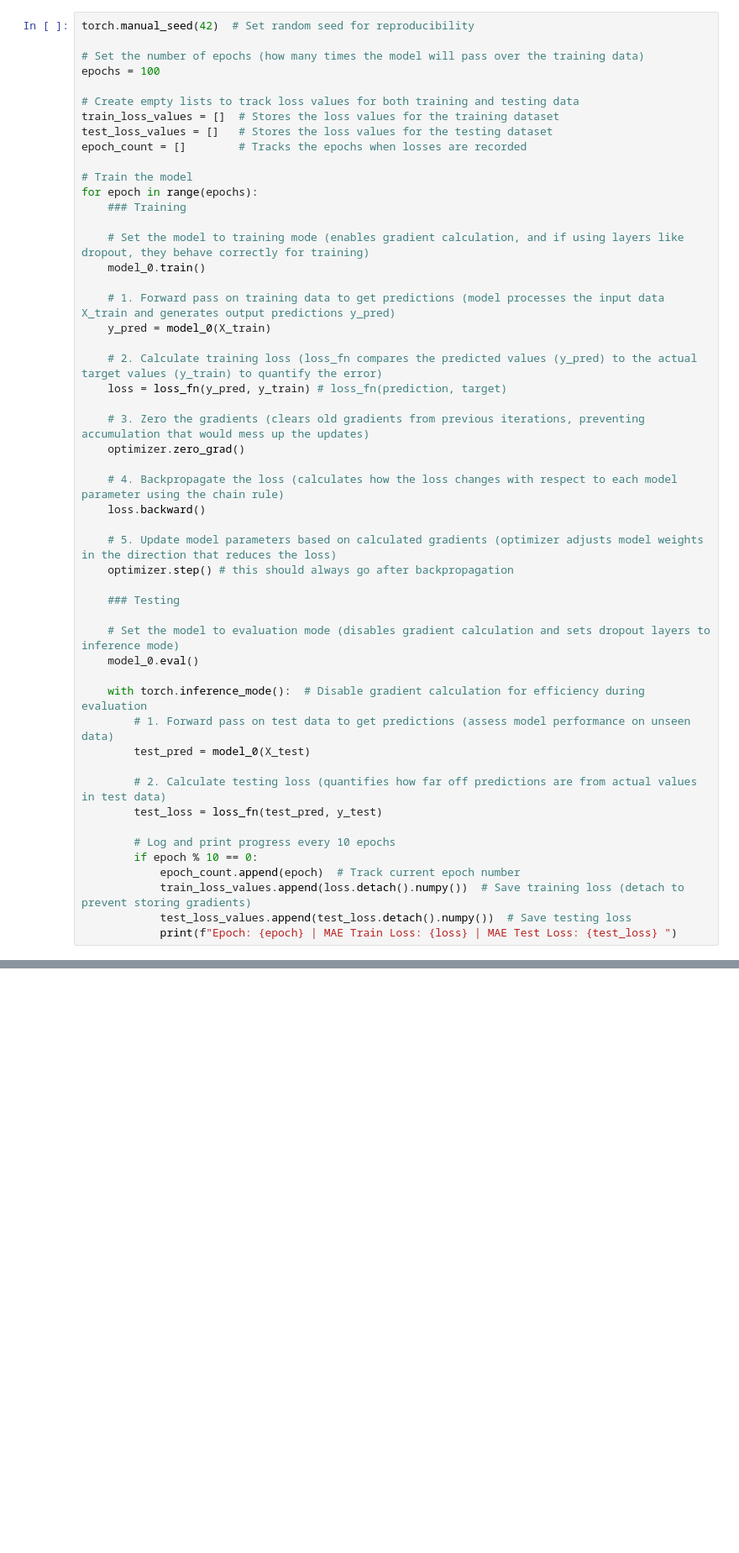
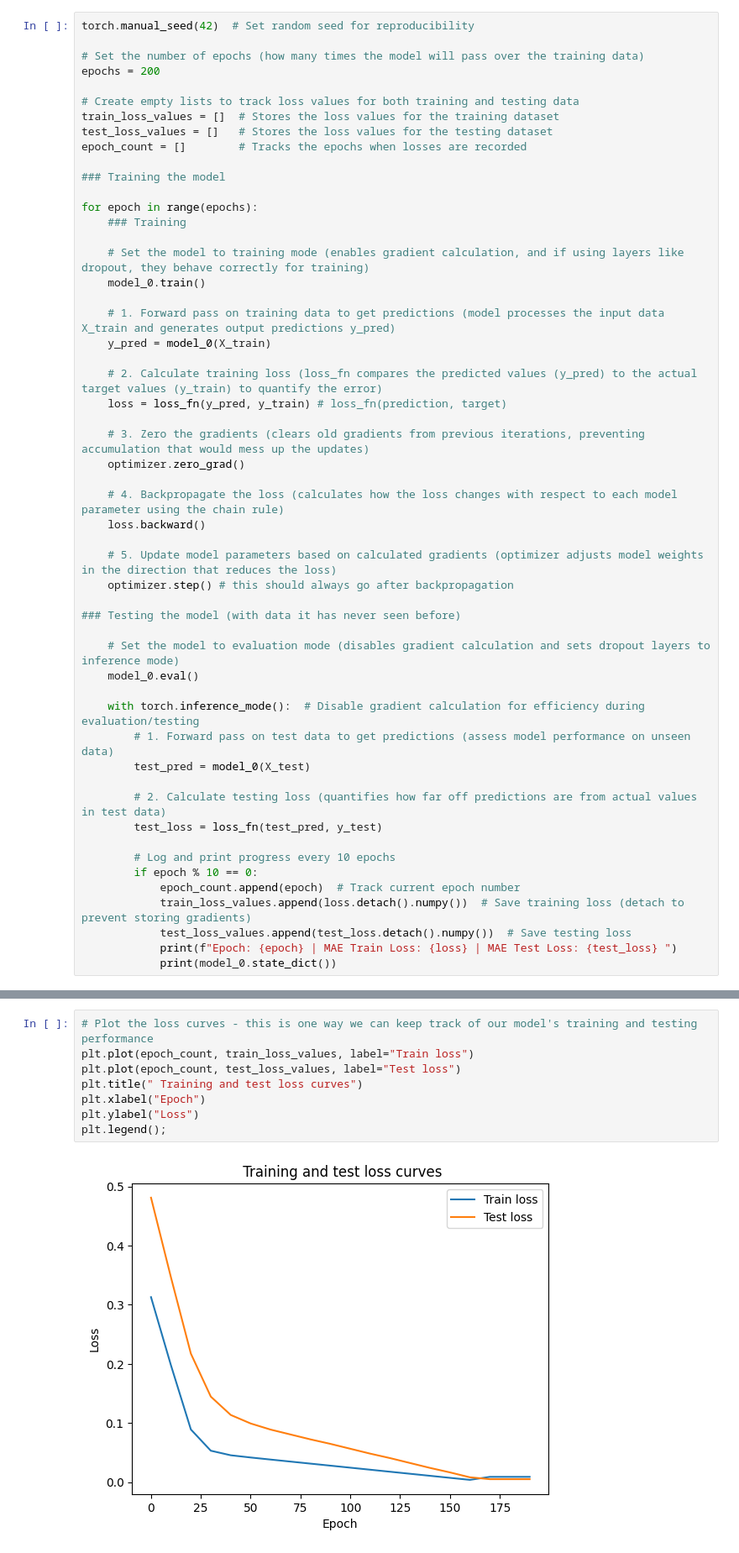
Before and after one commit to JunHL96/PyTorch-Course, a Jupyter notebook: 01_pytorch_workflow_notes.ipynb, the cells around one changed output, grey strips where cells are left out. Shown: that part at 84% size. Drawn from its saved outputs; the diff is of its cells as text; blank space fills up the shorter version.

```diff
--- a/01_pytorch_workflow_notes.ipynb
+++ b/01_pytorch_workflow_notes.ipynb
@@ -520,14 +549,15 @@ In short, **loss values guide the model in learning**. During training, the mode
 torch.manual_seed(42)  # Set random seed for reproducibility
 
 # Set the number of epochs (how many times the model will pass over the training data)
-epochs = 100
+epochs = 200
 
 # Create empty lists to track loss values for both training and testing data
 train_loss_values = []  # Stores the loss values for the training dataset
 test_loss_values = []   # Stores the loss values for the testing dataset
 epoch_count = []        # Tracks the epochs when losses are recorded
 
-# Train the model
+### Training the model
+
 for epoch in range(epochs):
     ### Training
 
@@ -549,12 +579,12 @@ for epoch in range(epochs):
     # 5. Update model parameters based on calculated gradients (optimizer adjusts model weights in the direction that reduces the loss)
     optimizer.step() # this should always go after backpropagation
 
-    ### Testing
+### Testing the model (with data it has never seen before)
 
     # Set the model to evaluation mode (disables gradient calculation and sets dropout layers to inference mode)
     model_0.eval()
 
-    with torch.inference_mode():  # Disable gradient calculation for efficiency during evaluation
+    with torch.inference_mode():  # Disable gradient calculation for efficiency during evaluation/testing
         # 1. Forward pass on test data to get predictions (assess model performance on unseen data)
         test_pred = model_0(X_test)
 
@@ -567,5 +597,6 @@ for epoch in range(epochs):
             train_loss_values.append(loss.detach().numpy())  # Save training loss (detach to prevent storing gradients)
             test_loss_values.append(test_loss.detach().numpy())  # Save testing loss
             print(f"Epoch: {epoch} | MAE Train Loss: {loss} | MAE Test Loss: {test_loss} ")
+            print(model_0.state_dict())
 # %% [output]
 Epoch: 0 | MAE Train Loss: 0.31288138031959534 | MAE Test Loss: 0.48106518387794495
@@ -582,0 +621,10 @@ Continue on 6:24:38 (https://www.youtube.com/watch?v=Z_ikDlimN6A&list=PL4bBPBIa3
+# %%
+# Plot the loss curves - this is one way we can keep track of our model's training and testing performance
+plt.plot(epoch_count, train_loss_values, label="Train loss")
+plt.plot(epoch_count, test_loss_values, label="Test loss")
+plt.title(" Training and test loss curves")
+plt.xlabel("Epoch")
+plt.ylabel("Loss")
+plt.legend();
+# %% [output]
+[figure, added]
```
Also changed, not shown: parts of 30 cells of this notebook.
